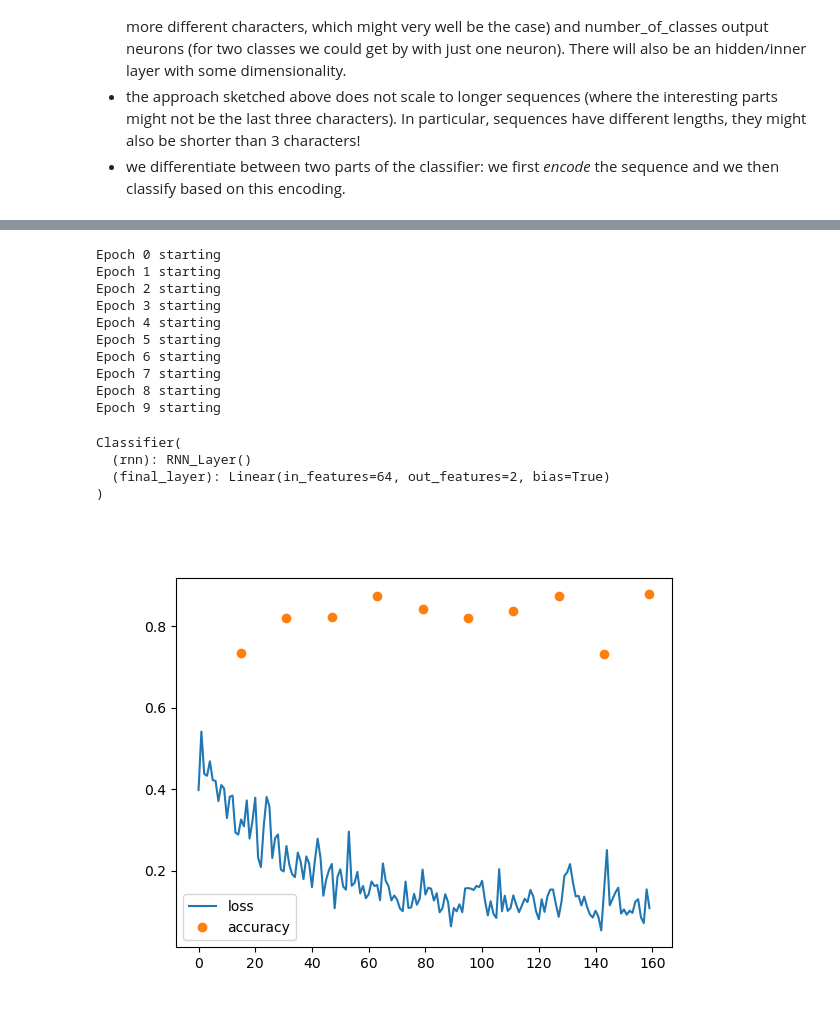
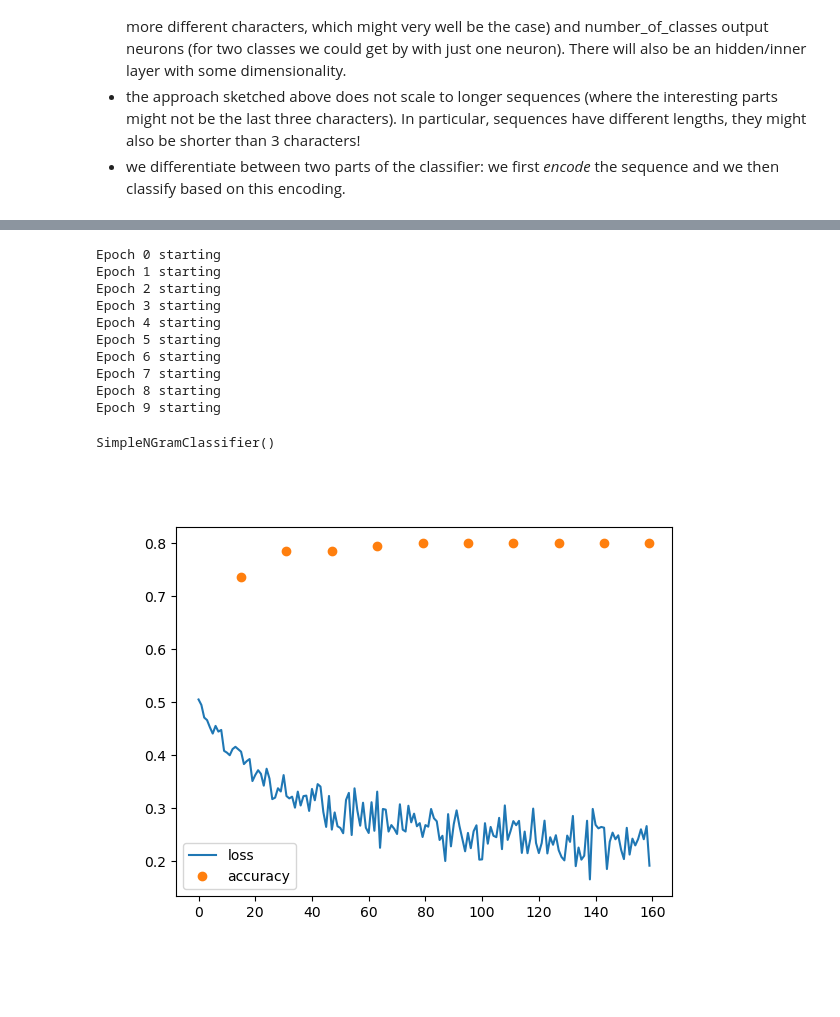
Before and after one commit to timobaumann/fobi-neuronale-netze, a Jupyter notebook: RNN.ipynb, the cells around one changed output, grey strips where cells are left out. Cells and saved outputs as stored; diff of their text form; code cells hidden in the pictures; blank space fills up the shorter version.

Commit message:
somewhat better story for sequence learning models

```diff
--- a/RNN.ipynb
+++ b/RNN.ipynb
@@ -87,17 +64,20 @@ class RNN_Layer(nn.Module):
-# %%
-NUM_CLASSES = len(CLASS_NAMES)
-class Classifier(nn.Module):
-    def __init__(self):
-        super(Classifier, self).__init__()
-        self.rnn = RNN_Layer()
-        self.final_layer = nn.Linear(HIDDEN_SIZE, NUM_CLASSES)
-
-    def forward(self, xs : list):
-        sequence_encoding = self.rnn(xs)
-        result = nn.functional.softmax(self.final_layer(sequence_encoding), dim=1)
-        return result
+# %%
+# let's implement the classifier based on the last 3 characters (this is quite similar to the n-gram language modelling task):
+CONTEXT_SIZE = 3
+class SimpleNGramClassifier(nn.Module):
+    def __init__(self):
+        super(SimpleNGramClassifier, self).__init__()
+        self.input_size = CONTEXT_SIZE * NUM_CHARACTERS
+        self.A = nn.Parameter(nn.init.xavier_uniform_(torch.empty(self.input_size, NUM_CLASSES)))
+        self.b = nn.Parameter(nn.init.xavier_uniform_(torch.empty(1, NUM_CLASSES)))
+        #self.final_layer = nn.Linear(input_size, NUM_CLASSES)
+    def forward(self, xs : list):
+        input = torch.zeros(1, self.input_size)
+        for i,x in enumerate(xs[len(xs)-CONTEXT_SIZE:]): # focus only on the last CONTEXT_SIZE characters
+            input[0, i * NUM_CHARACTERS + x] = 1.
+        return nn.functional.softmax(input @ self.A  + self.b, dim=1)
 # %%
-def training():
+def training(Classifier=SimpleNGramClassifier):
     train, test = torch.utils.data.random_split(data, [0.8, 0.2])
     #print(list(train)[0:4])
     classify = Classifier()
@@ -120,35 +100,32 @@ def training():
             if training_counter % plot_every == 0:
                 plot_data["loss"].append(aggr_loss / plot_every)
                 aggr_loss = 0
             training_counter += 1
 
         # test performance of classifier:
         plot_data["accuracy"].extend([None] * int(len(train) / plot_every - 1))
         correct = 0
         for cls, _, ints in test:
             output = classify(ints)
             prediction = int(torch.topk(output, 1)[1].item())
             correct += 1 if prediction == cls else 0
         plot_data["accuracy"].append(correct / len(test))
 
     plot(plot_data)
     return classify
 
 %matplotlib widget
 training()
 # %% [output]
 Epoch 0 starting
 Epoch 1 starting
 Epoch 2 starting
 Epoch 3 starting
 Epoch 4 starting
 Epoch 5 starting
 Epoch 6 starting
 Epoch 7 starting
 Epoch 8 starting
 Epoch 9 starting
-Classifier(
-  (rnn): RNN_Layer()
-  (final_layer): Linear(in_features=64, out_features=2, bias=True)
-)
+SimpleNGramClassifier()
-[figure, old version]
+[figure, new version]
```
Also changed, not shown: parts of 7 cells of this notebook, 1 other file.
